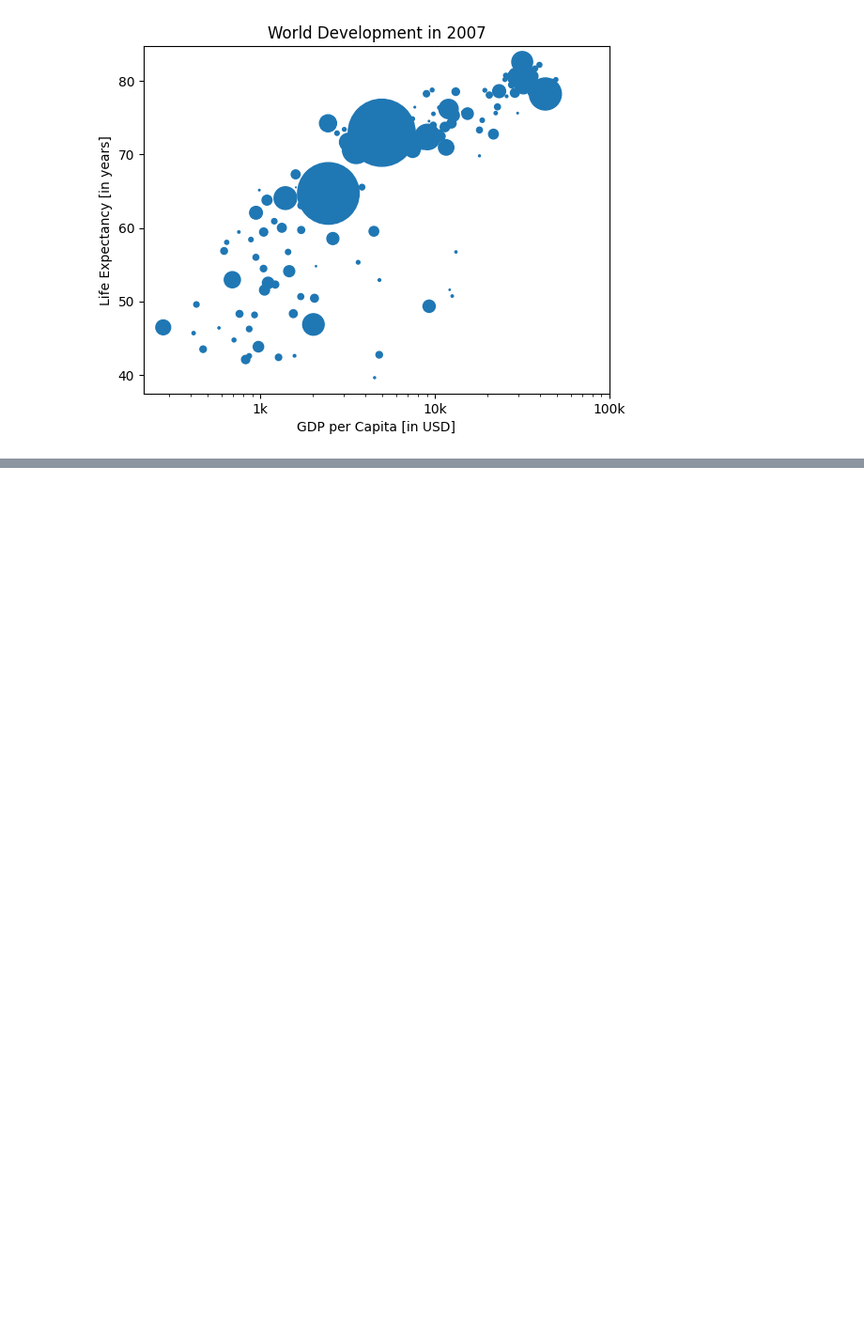
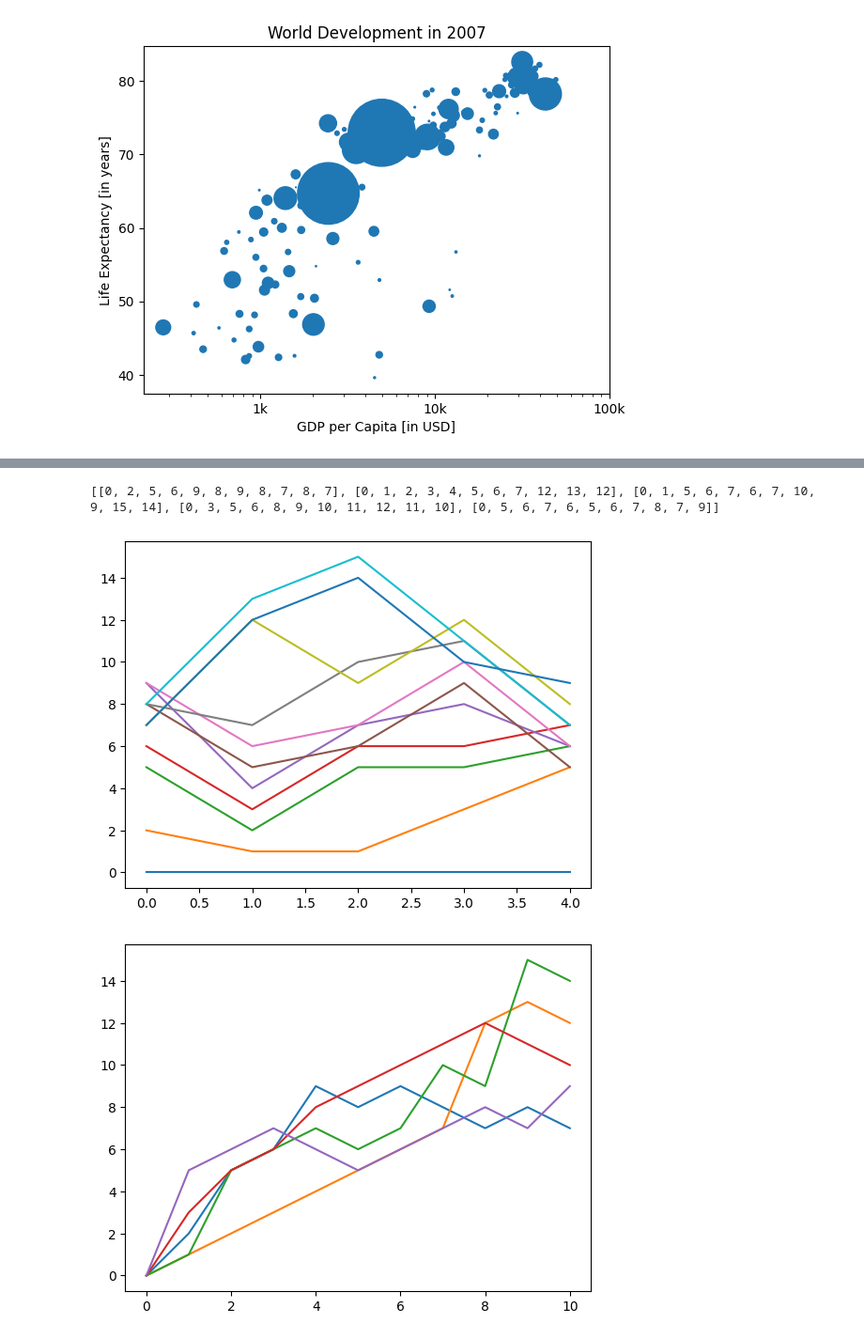
Before and after one commit to yuhsijen/datacamp-data-engineer, a Jupyter notebook: prerequisites/prereq02_Intermediate_Python.ipynb, the cells around one changed output, grey strips where cells are left out. Shown at 94% size. Drawn from its saved outputs; the diff is of its cells as text; code cells hidden in the pictures; blank space fills up the shorter version.

```diff
--- a/prerequisites/prereq02_Intermediate_Python.ipynb
+++ b/prerequisites/prereq02_Intermediate_Python.ipynb
@@ -160,0 +1166,40 @@ plt.show()
+# %%
+import numpy as np
+import matplotlib.pyplot as plt
+
+# initialize and populate all_walks
+all_walks = []
+for i in range(5) :
+    random_walk = [0]
+    for x in range(10) :
+        step = random_walk[-1]
+        dice = np.random.randint(1,7)
+        if dice <= 2:
+            step = max(0, step - 1)
+        elif dice <= 5:
+            step = step + 1
+        else:
+            step = step + np.random.randint(1,7)
+        random_walk.append(step)
+    all_walks.append(random_walk)
+print(all_walks)
+# Convert all_walks to NumPy array: np_aw
+np_aw = np.array(all_walks)
+
+# Plot np_aw and show
+plt.plot(np_aw) # 10 lines → each one is a step, values for all walkers
+plt.show()
+
+# Clear the figure
+plt.clf()
+
+# Transpose np_aw: np_aw_t
+np_aw_t = np.transpose(np_aw) 	# 5 lines → each one is a walker’s path over time (what you want)
+
+# Plot np_aw_t and show
+plt.plot(np_aw_t)
+plt.show()
+# %% [output]
+[[0, 2, 5, 6, 9, 8, 9, 8, 7, 8, 7], [0, 1, 2, 3, 4, 5, 6, 7, 12, 13, 12], [0, 1, 5, 6, 7, 6, 7, 10, 9, 15, 14], [0, 3, 5, 6, 8, 9, 10, 11, 12, 11, 10], [0, 5, 6, 7, 6, 5, 6, 7, 8, 7, 9]]
+[figure, added]
+[figure, added]
```
Also changed, not shown: parts of 52 cells of this notebook, 2 other files.
